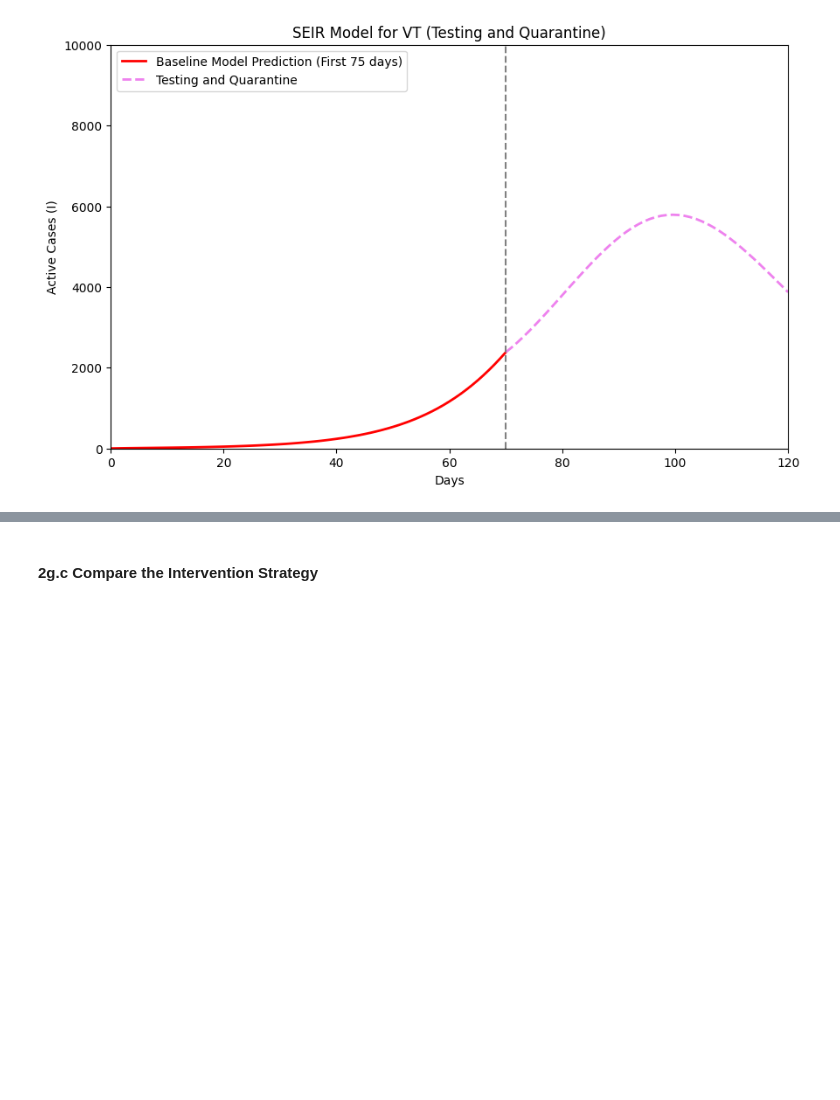
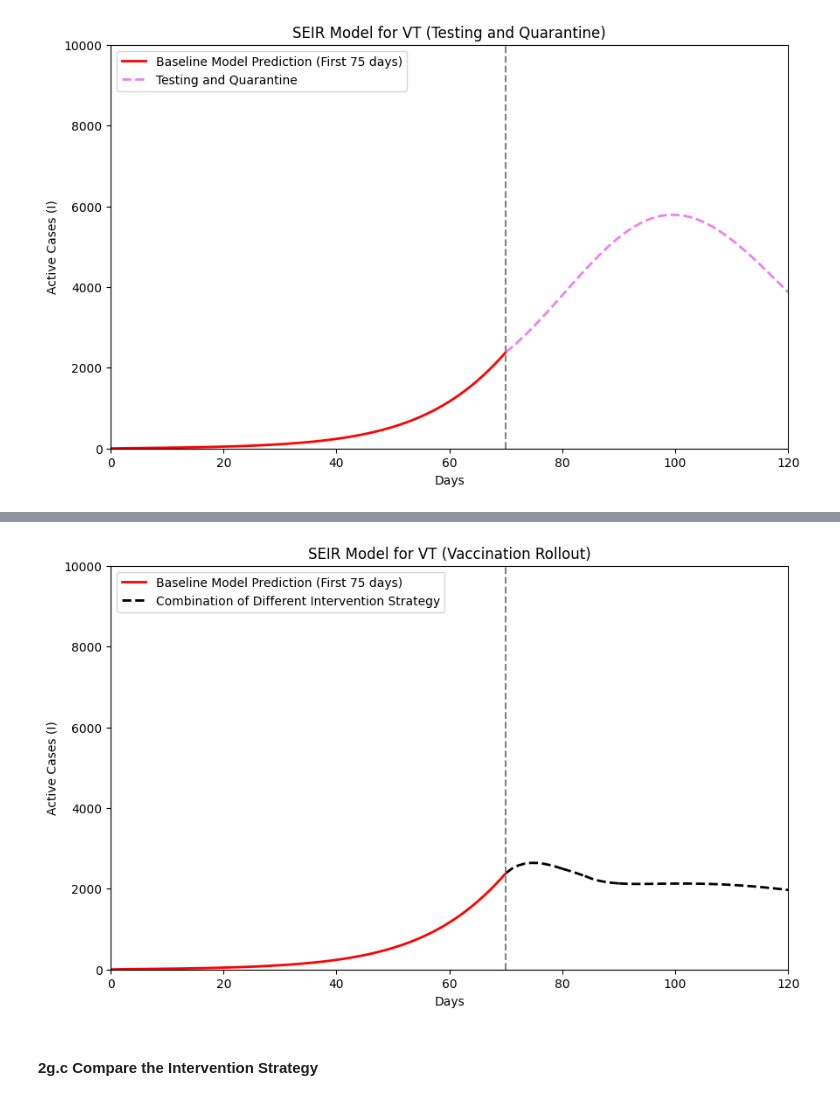
Before and after one commit to ktt920/Module-2-Epidemics-SIR-Modeling, a Jupyter notebook: Notebook examples/Template_student_final_notebook.ipynb, the cells around one changed output, grey strips where cells are left out. Drawn from its saved outputs; the diff is of its cells as text; code cells hidden in the pictures; blank space fills up the shorter version.

```diff
--- a/Notebook examples/Template_student_final_notebook.ipynb
+++ b/Notebook examples/Template_student_final_notebook.ipynb
@@ -783,3 +807,63 @@ During the COVID-19 Pandemic, to optimize intervention strategies, multiply stra
+# %%
+# Combination of Different Intervention Strategy (CDIS)
+
+# Event 0 : (Day 0-70) Model the baseline progression up to 70th day.
+S_fit, E_fit, I_fit, R_fit = SEIR(b_opt, s_opt, g_opt, S0, E0, I0, R0, 70, N)
+days_original = np.linspace(0, 70)
+
+# Event 1 : (Day 70-80)
+    # Vaccine Single Event on Day 70 (2000 People) *Same conversion as Vaccine Single Event
+    # School Closure (b_opt_sc)
+    # Testing and Quarantine (g_opt_tq)
+S_fit_CDIS1, E_fit_CDIS1, I_fit_CDIS1, R_fit_CDIS1 = SEIR(b_opt_sc, s_opt, g_opt_tq, S_fit_prevs, E_fit[-1], I_fit[-1], R_fit_prevs, 9, N)
+days_CDIS1 = np.linspace(70, 80,len(I_fit_CDIS1))
+
+# Event 2 : (Day 80-84)
+    # Vaccine Rollout Event on Day 80 (1000 People)
+S_fit_preCDIS2 = S_fit_CDIS1[-1] - (1000 * 0.9)
+R_fit_preCDIS2 = R_fit_CDIS1[-1] + (1000 * 0.9)
+    # School Closure (b_opt_sc)
+    # Testing and Quarantine (g_opt_tq)
+S_fit_CDIS2, E_fit_CDIS2, I_fit_CDIS2, R_fit_CDIS2 = SEIR(b_opt_sc, s_opt, g_opt_tq, S_fit_preCDIS2, E_fit_CDIS1[-1], I_fit_CDIS1[-1], R_fit_preCDIS2, 3, N)
+days_CDIS2 = np.linspace(80, 84,len(I_fit_CDIS2))
+
+# Event 3 : (Day 84-90)
+    # Mask Mandate (b_opt_mm) *School Closure Over but continue Mask Mandate
+    # Testing and Quarantine (g_opt_tq)
+S_fit_CDIS3, E_fit_CDIS3, I_fit_CDIS3, R_fit_CDIS3 = SEIR(b_opt_mm, s_opt, g_opt_tq, S_fit_CDIS2[-1], E_fit_CDIS2[-1], I_fit_CDIS2[-1], R_fit_CDIS2[-1], 5, N)
+days_CDIS3 = np.linspace(84, 90,len(I_fit_CDIS3))
+
+# Event 4 : (Day 90 - 120)
+    # Vaccine Rollout Event on Day 90 (1000 People)
+S_fit_preCDIS4 = S_fit_CDIS3[-1] - (1000 * 0.9)
+R_fit_preCDIS4 = R_fit_CDIS3[-1] + (1000 * 0.9)
+    # Mask Mandate (b_opt_mm)
+    # Testing and Quarantine (g_opt_tq)
+S_fit_CDIS4, E_fit_CDIS4, I_fit_CDIS4, R_fit_CDIS4 = SEIR(b_opt_mm, s_opt, g_opt_tq, S_fit_preCDIS4, E_fit_CDIS3[-1], I_fit_CDIS3[-1], R_fit_preCDIS4, 29, N)
+days_CDIS4 = np.linspace(90, 120,len(I_fit_CDIS4))
+
+
+# Plotting model
+plt.figure(figsize=(10, 6))
+# Plot the model progression for the day 0-70
+plt.plot(I_fit, label='Baseline Model Prediction (First 75 days)', color='red', linewidth=2)
+# Model plot for vaccination rollout event, the three sections to have a continous labeling
+plt.plot(days_CDIS1,I_fit_CDIS1, label='Combination of Different Intervention Strategy', color='black', linestyle='--',linewidth=2)
+plt.plot(days_CDIS2,I_fit_CDIS2, color='black', linestyle='--', linewidth=2)
+plt.plot(days_CDIS3,I_fit_CDIS3, color='black', linestyle='--', linewidth=2)
+plt.plot(days_CDIS4,I_fit_CDIS4, color='black', linestyle='--', linewidth=2)
+#Draw a vertical graph dash line to mark when intervention campaigns starts
+plt.axvline(x=70, color='gray', linestyle='--')
+# Label graph wth correct axes and appropiate title
+plt.title('SEIR Model for VT (Vaccination Rollout)')
+plt.xlim(0,120) #Make the graph go from day 0 to day 120
+plt.ylim(0,10000) #Make the y range of the graph consistent between all interventions
+plt.xlabel('Days')
+plt.ylabel('Active Cases (I)')
+plt.legend()
+plt.show()
+# %% [output]
+[figure, added]
 # %% [markdown]
 #### 2g.c Compare the Intervention Strategy
 # %%
```
Also changed, not shown: parts of 4 cells of this notebook.
